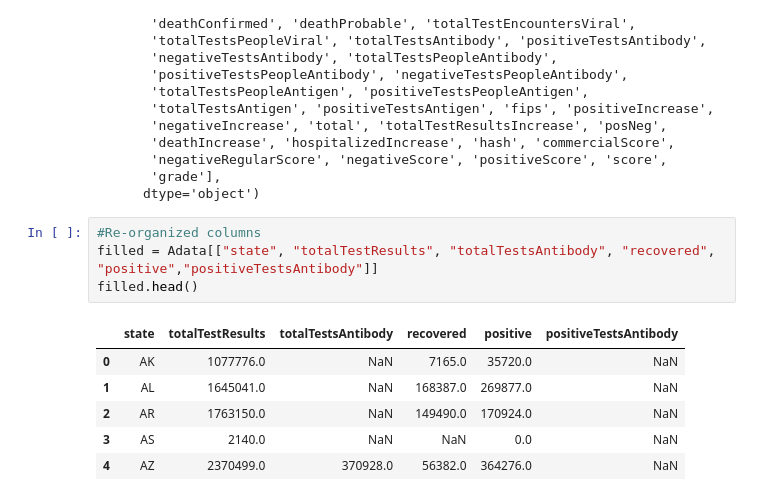
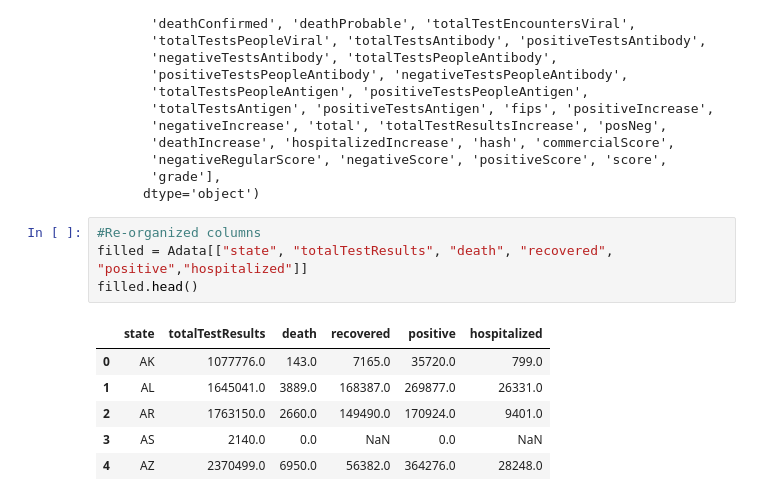
Before and after one commit to pmhu4242/Project_2, a Jupyter notebook: Covid_data_cleaning.ipynb, the cells around one changed output. Cells and saved outputs as stored; diff of their text form.

```diff
--- a/Covid_data_cleaning.ipynb
+++ b/Covid_data_cleaning.ipynb
@@ -38,15 +38,15 @@ Index(['date', 'state', 'positive', 'probableCases', 'negative', 'pending',
       dtype='object')
 # %%
 #Re-organized columns
-filled = Adata[["state", "totalTestResults", "totalTestsAntibody", "recovered", "positive","positiveTestsAntibody"]]
+filled = Adata[["state", "totalTestResults", "death", "recovered", "positive","hospitalized"]]
 filled.head()
 # %% [output]
-|  | state | totalTestResults | totalTestsAntibody | recovered | positive | positiveTestsAntibody |
-| 0 | AK | 1077776.0 | NaN | 7165.0 | 35720.0 | NaN |
-| 1 | AL | 1645041.0 | NaN | 168387.0 | 269877.0 | NaN |
-| 2 | AR | 1763150.0 | NaN | 149490.0 | 170924.0 | NaN |
-| 3 | AS | 2140.0 | NaN | NaN | 0.0 | NaN |
-| 4 | AZ | 2370499.0 | 370928.0 | 56382.0 | 364276.0 | NaN |
+|  | state | totalTestResults | death | recovered | positive | hospitalized |
+| 0 | AK | 1077776.0 | 143.0 | 7165.0 | 35720.0 | 799.0 |
+| 1 | AL | 1645041.0 | 3889.0 | 168387.0 | 269877.0 | 26331.0 |
+| 2 | AR | 1763150.0 | 2660.0 | 149490.0 | 170924.0 | 9401.0 |
+| 3 | AS | 2140.0 | 0.0 | NaN | 0.0 | NaN |
+| 4 | AZ | 2370499.0 | 6950.0 | 56382.0 | 364276.0 | 28248.0 |
 # %%
 #Finding average of hit, run and strikeouts for each team
 
```
Also changed, not shown: parts of 5 cells of this notebook, 3 other files.
